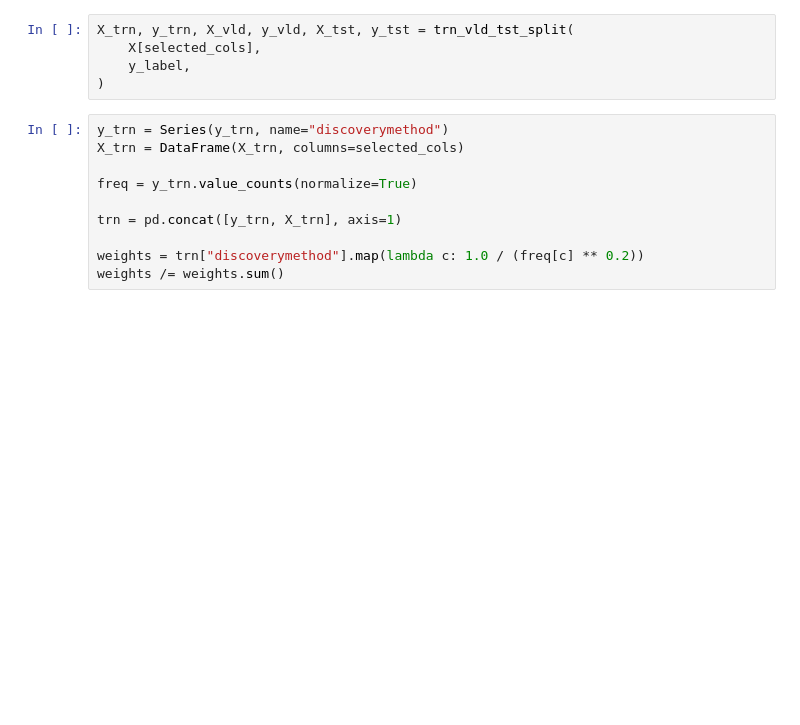
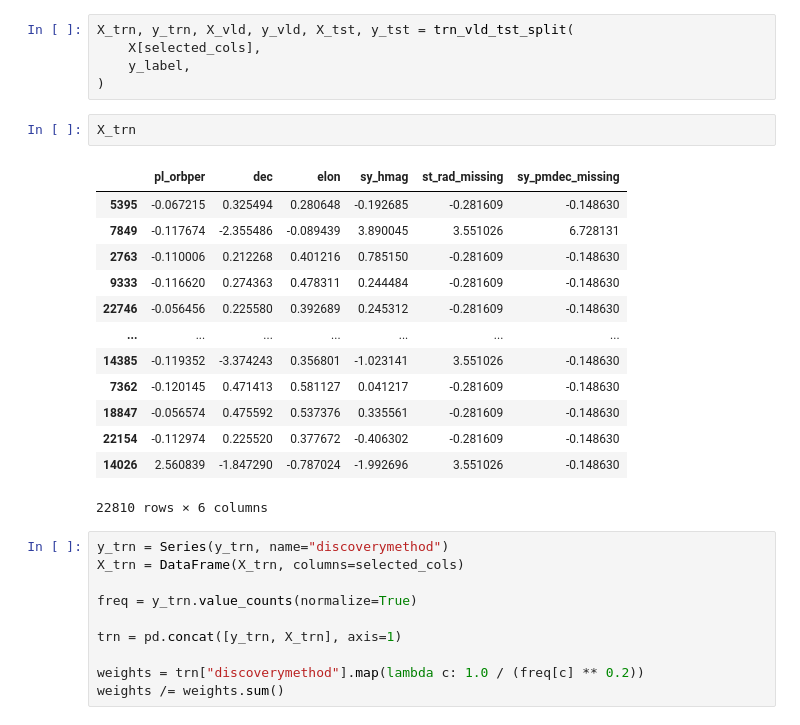
Before and after one commit to jameshlms/itcs-3156-exoplanet-classification-project, a Jupyter notebook: disc_method_classification.ipynb, the cells around one changed output. Drawn from its saved outputs; the diff is of its cells as text; blank space fills up the shorter version.

```diff
--- a/disc_method_classification.ipynb
+++ b/disc_method_classification.ipynb
@@ -338,6 +368,22 @@ X_trn, y_trn, X_vld, y_vld, X_tst, y_tst = trn_vld_tst_split(
     X[selected_cols],
     y_label,
 )
+# %%
+X_trn
+# %% [output]
+|  | pl_orbper | dec | elon | sy_hmag | st_rad_missing | sy_pmdec_missing |
+| 5395 | -0.067215 | 0.325494 | 0.280648 | -0.192685 | -0.281609 | -0.148630 |
+| 7849 | -0.117674 | -2.355486 | -0.089439 | 3.890045 | 3.551026 | 6.728131 |
+| 2763 | -0.110006 | 0.212268 | 0.401216 | 0.785150 | -0.281609 | -0.148630 |
+| 9333 | -0.116620 | 0.274363 | 0.478311 | 0.244484 | -0.281609 | -0.148630 |
+| 22746 | -0.056456 | 0.225580 | 0.392689 | 0.245312 | -0.281609 | -0.148630 |
+| ... | ... | ... | ... | ... | ... | ... |
+| 14385 | -0.119352 | -3.374243 | 0.356801 | -1.023141 | 3.551026 | -0.148630 |
+| 7362 | -0.120145 | 0.471413 | 0.581127 | 0.041217 | -0.281609 | -0.148630 |
+| 18847 | -0.056574 | 0.475592 | 0.537376 | 0.335561 | -0.281609 | -0.148630 |
+| 22154 | -0.112974 | 0.225520 | 0.377672 | -0.406302 | -0.281609 | -0.148630 |
+| 14026 | 2.560839 | -1.847290 | -0.787024 | -1.992696 | 3.551026 | -0.148630 |
+22810 rows × 6 columns
 # %%
 y_trn = Series(y_trn, name="discoverymethod")
 X_trn = DataFrame(X_trn, columns=selected_cols)
```
Also changed, not shown: parts of 2 cells of this notebook.
